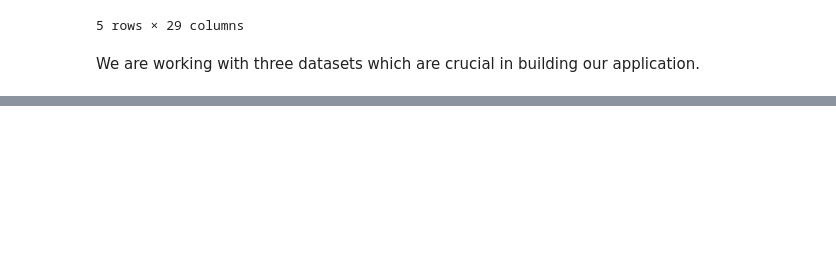
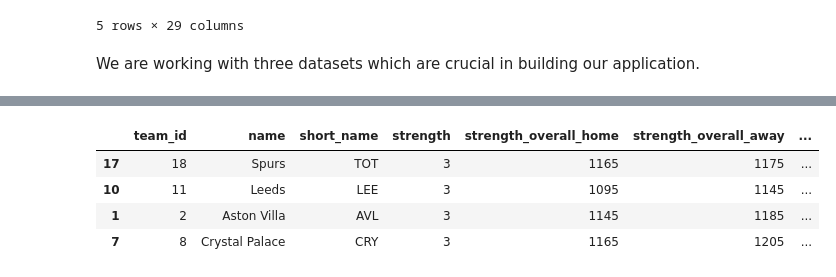
Before and after one commit to joyangelai/FPL_Optimizer, a Jupyter notebook: FPL.ipynb, the cells around one changed output, grey strips where cells are left out. Cells and saved outputs as stored; diff of their text form; code cells hidden in the pictures; blank space fills up the shorter version.

```diff
--- a/FPL.ipynb
+++ b/FPL.ipynb
@@ -61,0 +307,19 @@ We are working with three datasets which are crucial in building our application
+# %%
+# extract useful columns for our dataset
+useful = [
+    'id','name','short_name','strength',
+    'strength_overall_home','strength_overall_away',
+    'strength_attack_home','strength_attack_away',
+    'strength_defence_home','strength_defence_away'
+]
+new_teams = teams[useful].copy()
+# %%
+# rename id column for clarity
+new_teams.rename(columns={'id':'team_id'},inplace=True)
+new_teams.sample(4)
+# %% [output]
+|  | team_id | name | short_name | strength | strength_overall_home | strength_overall_away | ... |
+| 17 | 18 | Spurs | TOT | 3 | 1165 | 1175 | ... |
+| 10 | 11 | Leeds | LEE | 3 | 1095 | 1145 | ... |
+| 1 | 2 | Aston Villa | AVL | 3 | 1145 | 1185 | ... |
+| 7 | 8 | Crystal Palace | CRY | 3 | 1165 | 1205 | ... |
```
Also changed, not shown: parts of 78 cells of this notebook.
